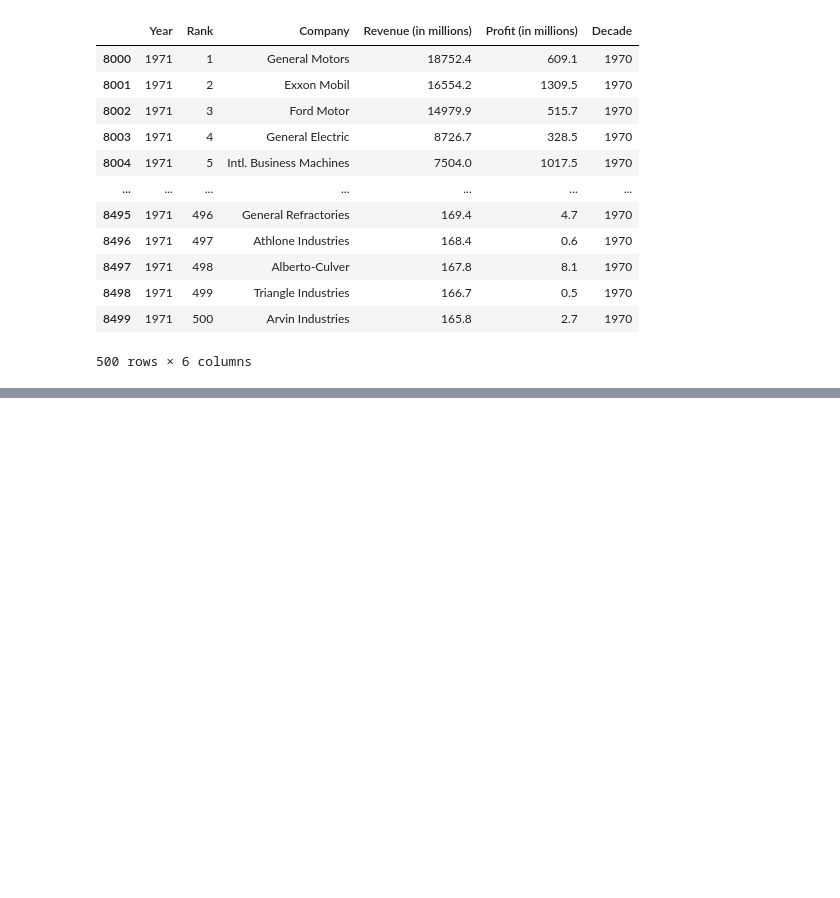
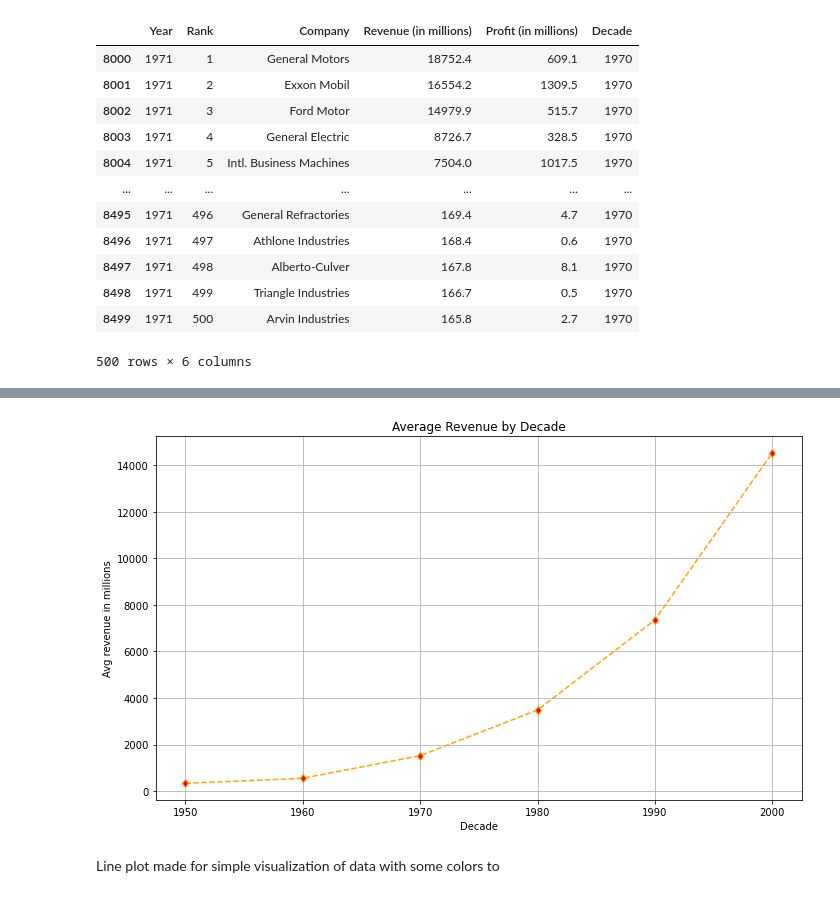
Before and after one commit to Rfg2048/DVC, a Jupyter notebook: DVC.ipynb, the cells around one changed output, grey strips where cells are left out. Saved outputs shown, nothing was run; the diff lists cells and outputs as text; code cells hidden in the pictures; blank space fills up the shorter version.

```diff
--- a/DVC.ipynb
+++ b/DVC.ipynb
@@ -256,0 +280,5 @@ fig2.show()
+# %%
+df.columns = ['year', 'rank', 'company', 'revenue', 'profit', 'decade']
+# %%
+group_by_year = df.loc[:, ['year', 'revenue', 'profit', 'decade']].groupby('decade')
+avg_rev_decade = df.groupby('decade')['revenue'].mean()
@@ -256,0 +298,13 @@ fig2.show()
+# %%
+plt.figure(figsize=(10,6))
+plt.plot(avg_rev_decade.index, avg_rev_decade.values, marker='d', markerfacecolor = 'Red', linestyle='--', color='Orange')
+plt.title('Average Revenue by Decade')
+plt.xlabel('Decade')
+plt.ylabel('Avg revenue in millions')
+plt.tight_layout()
+plt.grid(True)
+plt.show()
+# %% [output]
+[figure, added]
+# %% [markdown]
+Line plot made for simple visualization of data with some colors to
```
Also changed, not shown: parts of 49 cells of this notebook.
